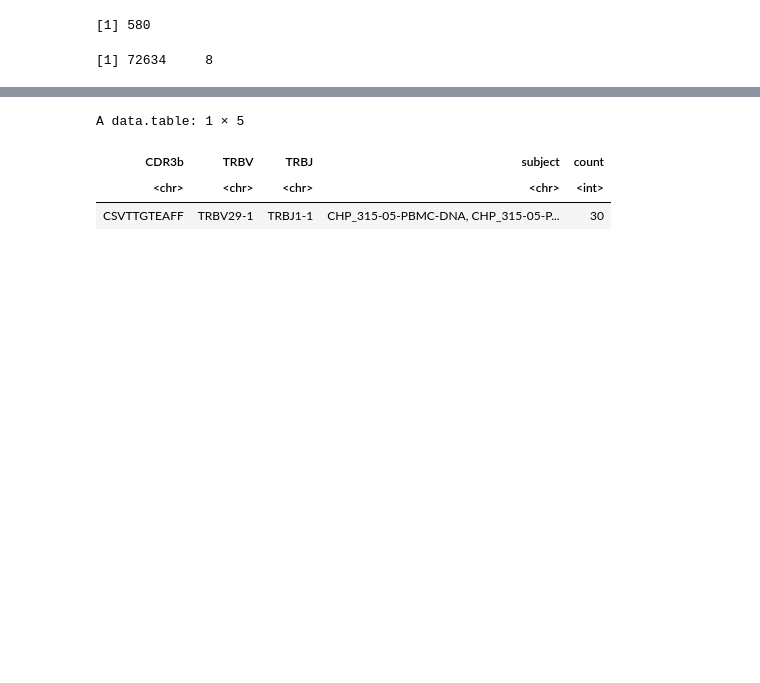
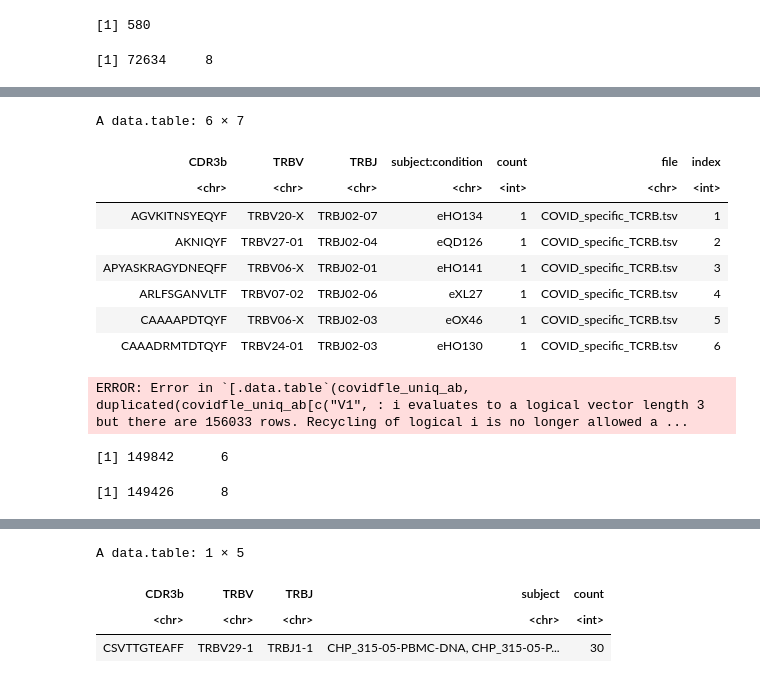
Before and after one commit to pughlab/ped_CapTCRseq, a Jupyter notebook: notebooks/000_GLIPH.ipynb, the cells around one changed output, grey strips where cells are left out. Cells and saved outputs as stored; diff of their text form; code cells hidden in the pictures; blank space fills up the shorter version.

```diff
--- a/notebooks/000_GLIPH.ipynb
+++ b/notebooks/000_GLIPH.ipynb
@@ -132,0 +268,12 @@ A data.table: 2689 × 5
+# %%
+head(covidfle_uniq_ab_dedup_subset)
+# %% [output]
+A data.table: 6 × 7
+| CDR3b | TRBV | TRBJ | subject:condition | count | file | index |
+| <chr> | <chr> | <chr> | <chr> | <int> | <chr> | <int> |
+| AGVKITNSYEQYF | TRBV20-X | TRBJ02-07 | eHO134 | 1 | COVID_specific_TCRB.tsv | 1 |
+| AKNIQYF | TRBV27-01 | TRBJ02-04 | eQD126 | 1 | COVID_specific_TCRB.tsv | 2 |
+| APYASKRAGYDNEQFF | TRBV06-X | TRBJ02-01 | eHO141 | 1 | COVID_specific_TCRB.tsv | 3 |
+| ARLFSGANVLTF | TRBV07-02 | TRBJ02-06 | eXL27 | 1 | COVID_specific_TCRB.tsv | 4 |
+| CAAAAPDTQYF | TRBV06-X | TRBJ02-03 | eOX46 | 1 | COVID_specific_TCRB.tsv | 5 |
+| CAAADRMTDTQYF | TRBV24-01 | TRBJ02-03 | eHO130 | 1 | COVID_specific_TCRB.tsv | 6 |
@@ -132,0 +283,5 @@ A data.table: 2689 × 5
+# %%
+#dedup
+covidfle_uniq_ab_dedup <- covidfle_uniq_ab[duplicated(covidfle_uniq_ab[c("V1","V2","V3")]),]
+# %% [output]
+ERROR: Error in `[.data.table`(covidfle_uniq_ab, duplicated(covidfle_uniq_ab[c("V1", : i evaluates to a logical vector length 3 but there are 156033 rows. Recycling of logical i is no longer allowed a ...
@@ -132,0 +290,8 @@ A data.table: 2689 × 5
+# %%
+dim(covidfle_uniq_dedup)
+# %% [output]
+[1] 149842      6
+# %%
+dim(covidfle_uniq_dedup_ab)
+# %% [output]
+[1] 149426      8
```
Also changed, not shown: parts of 56 cells of this notebook.
